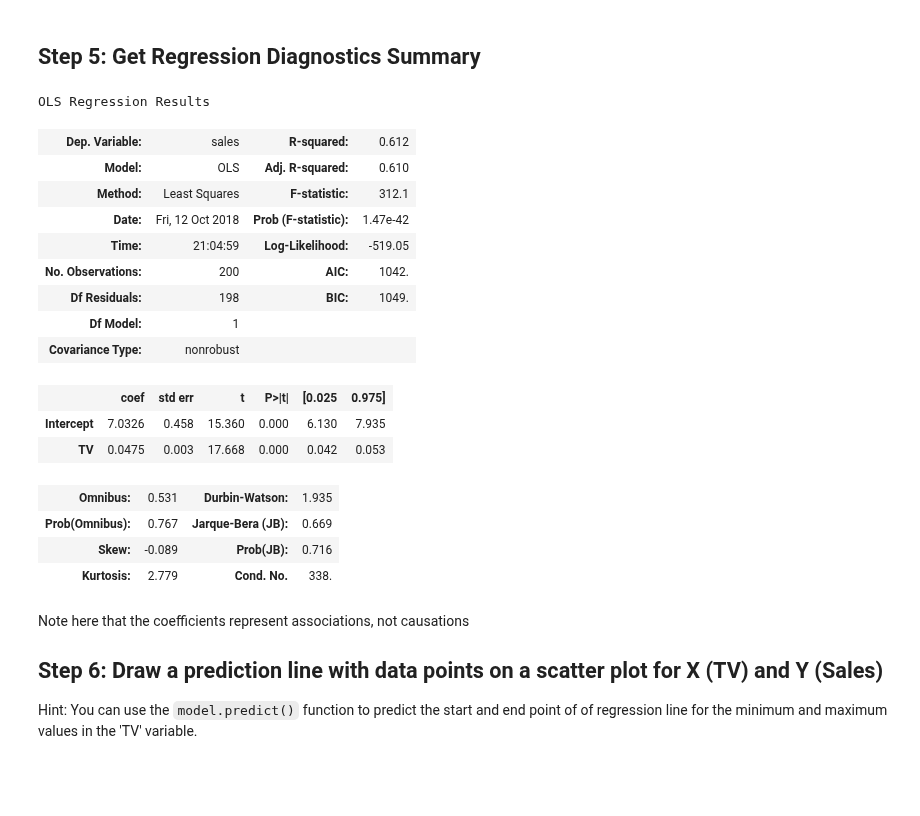
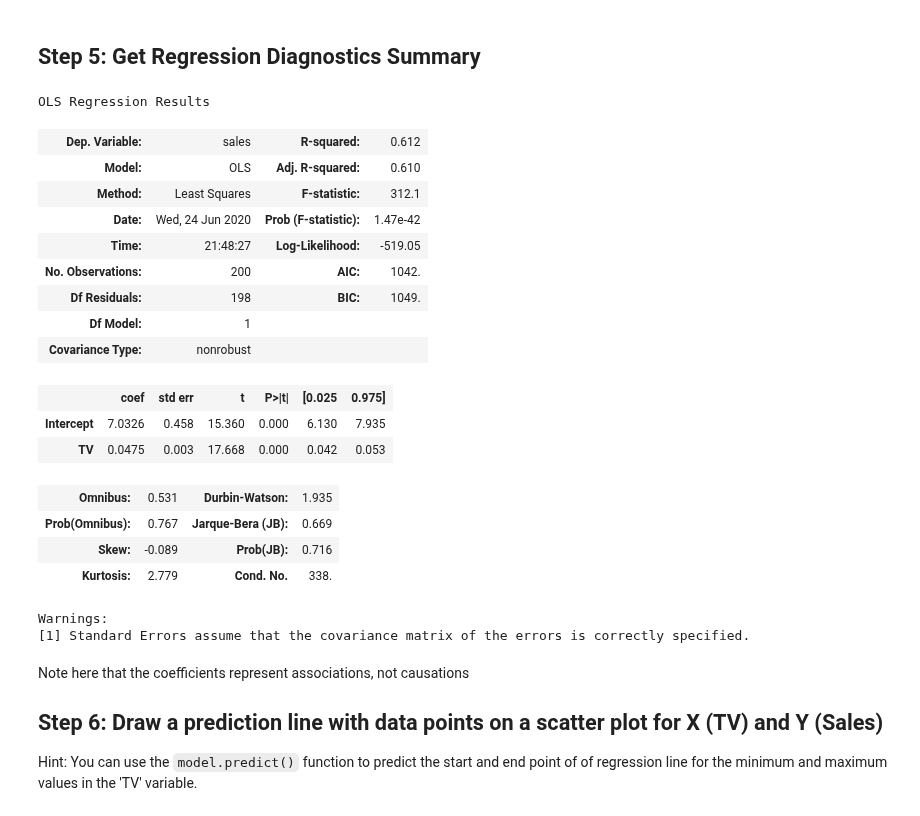
Before and after one commit to kcahlers/dsc-ols-statsmodels-lab-hbs-ds-060120, a Jupyter notebook: index.ipynb, the cells around one changed output. Drawn from its saved outputs; the diff is of its cells as text; code cells hidden in the pictures; blank space fills up the shorter version.

```diff
--- a/index.ipynb
+++ b/index.ipynb
@@ -115,14 +115,14 @@ model=smf.ols(formula=f,data=df).fit()
 # %% [markdown]
 ## Step 5: Get Regression Diagnostics Summary
 # %%
-model.s
+model.summary()
 # %% [output]
 OLS Regression Results
 | Dep. Variable: | sales | R-squared: | 0.612 |
 | Model: | OLS | Adj. R-squared: | 0.610 |
 | Method: | Least Squares | F-statistic: | 312.1 |
-| Date: | Fri, 12 Oct 2018 | Prob (F-statistic): | 1.47e-42 |
-| Time: | 21:04:59 | Log-Likelihood: | -519.05 |
+| Date: | Wed, 24 Jun 2020 | Prob (F-statistic): | 1.47e-42 |
+| Time: | 21:48:27 | Log-Likelihood: | -519.05 |
 | No. Observations: | 200 | AIC: | 1042. |
 | Df Residuals: | 198 | BIC: | 1049. |
 | Df Model: | 1 |  |  |
@@ -134,6 +134,8 @@ OLS Regression Results
 | Prob(Omnibus): | 0.767 | Jarque-Bera (JB): | 0.669 |
 | Skew: | -0.089 | Prob(JB): | 0.716 |
 | Kurtosis: | 2.779 | Cond. No. | 338. |
+Warnings:
+[1] Standard Errors assume that the covariance matrix of the errors is correctly specified.
 # %% [markdown]
 Note here that the coefficients represent associations, not causations
 
```
